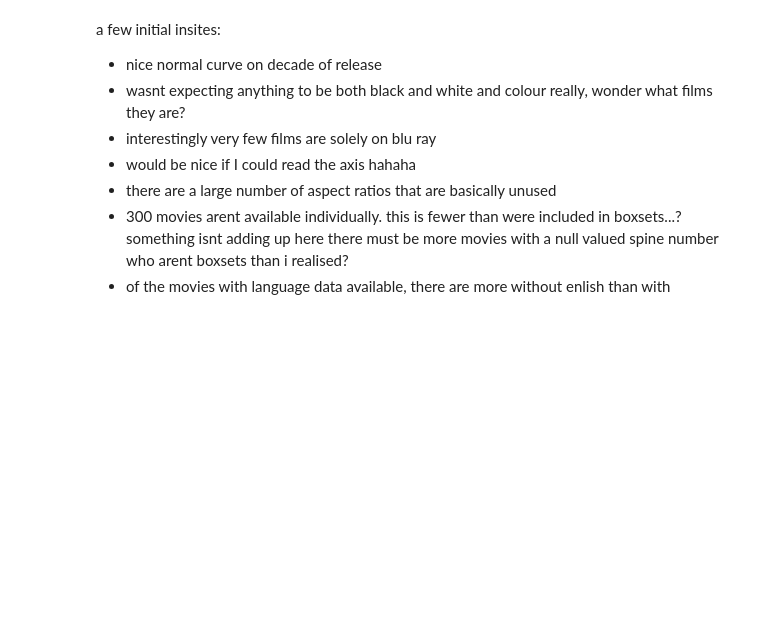
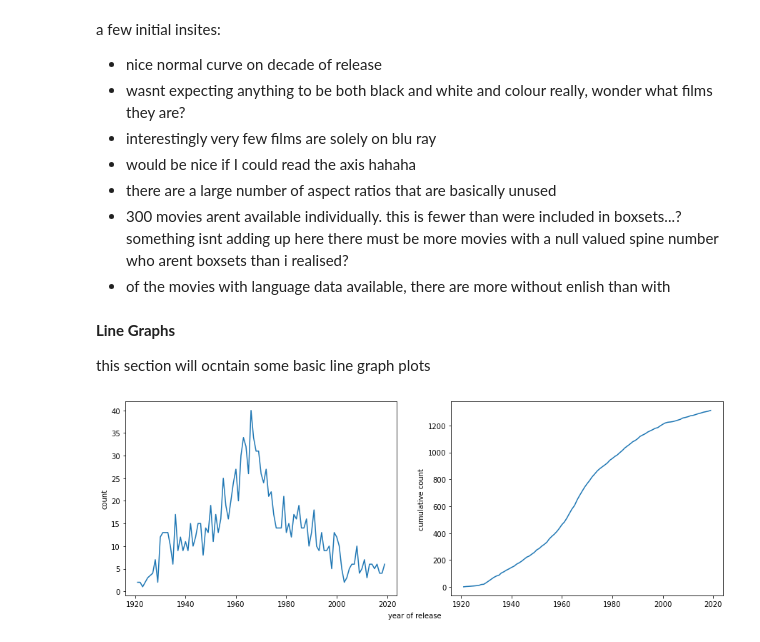
Before and after one commit to JohnStokes228/movie_eda, a Jupyter notebook: initial_eda.ipynb, the cells around one changed output. Drawn from its saved outputs; the diff is of its cells as text; code cells hidden in the pictures; blank space fills up the shorter version.

Commit message:
added some really boring lines

```diff
--- a/initial_eda.ipynb
+++ b/initial_eda.ipynb
@@ -59,3 +59,28 @@ a few initial insites:
 - there are a large number of aspect ratios that are basically unused
 - 300 movies arent available individually. this is fewer than were included in boxsets...? something isnt adding up here there must be more movies with a null valued spine number who arent boxsets than i realised?
 - of the movies with language data available, there are more without enlish than with
+# %% [markdown]
+**Line Graphs**
+
+this section will ocntain some basic line graph plots
+# %%
+### basic line graphs for counts of releases per year ###
+
+year_of_release_counts = pd.DataFrame(df.groupby('year_of_release').count()['country'])
+year_of_release_counts.reset_index(inplace=True)
+year_of_release_counts.columns = ['year_of_release', 'count']
+year_of_release_counts['cumulative_count'] = year_of_release_counts['count'].cumsum()
+
+fig, ax = plt.subplots(1, 2, figsize=(15, 5))
+
+ax[0].plot('year_of_release', 'count', data=year_of_release_counts)
+ax[0].set_ylabel('count')
+
+ax[1].plot('year_of_release', 'cumulative_count', data=year_of_release_counts)
+ax[1].set_ylabel('cumulative count')
+
+fig.text(0.5, 0.04, 'year of release', ha='center')
+
+plt.show()
+# %% [output]
+[figure, added]
```
Also changed, not shown: parts of 1 cell of this notebook.
